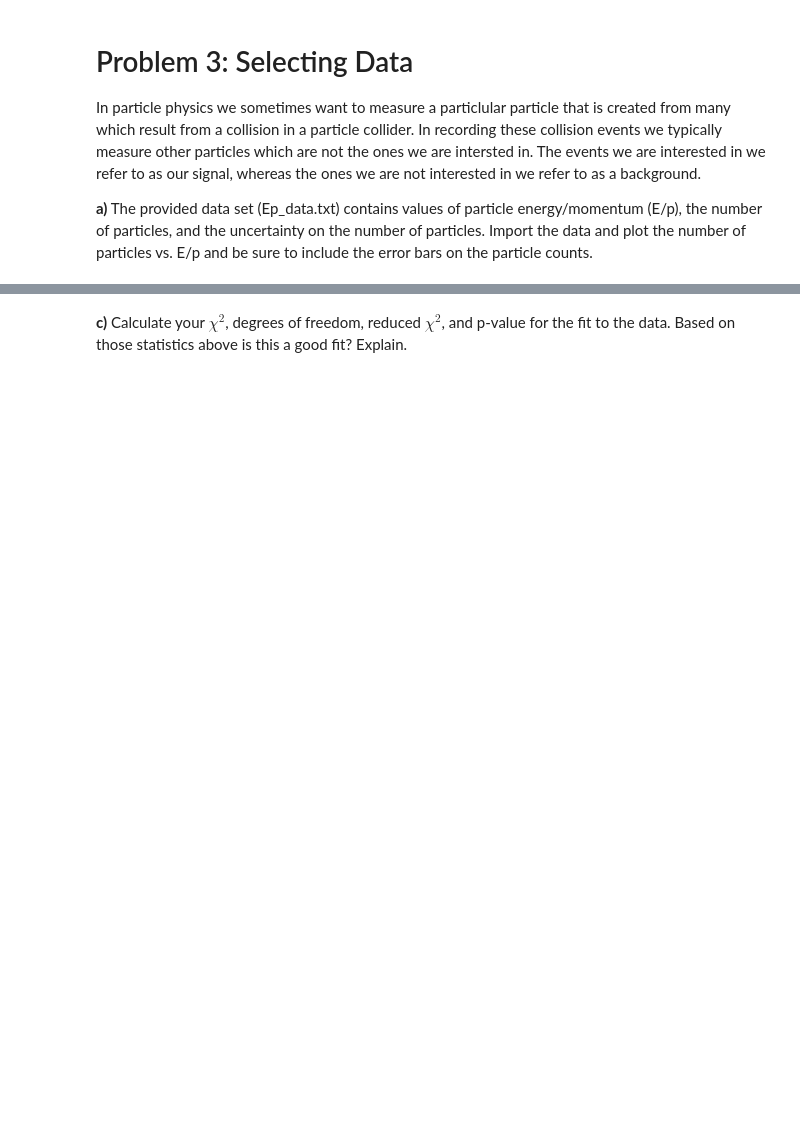
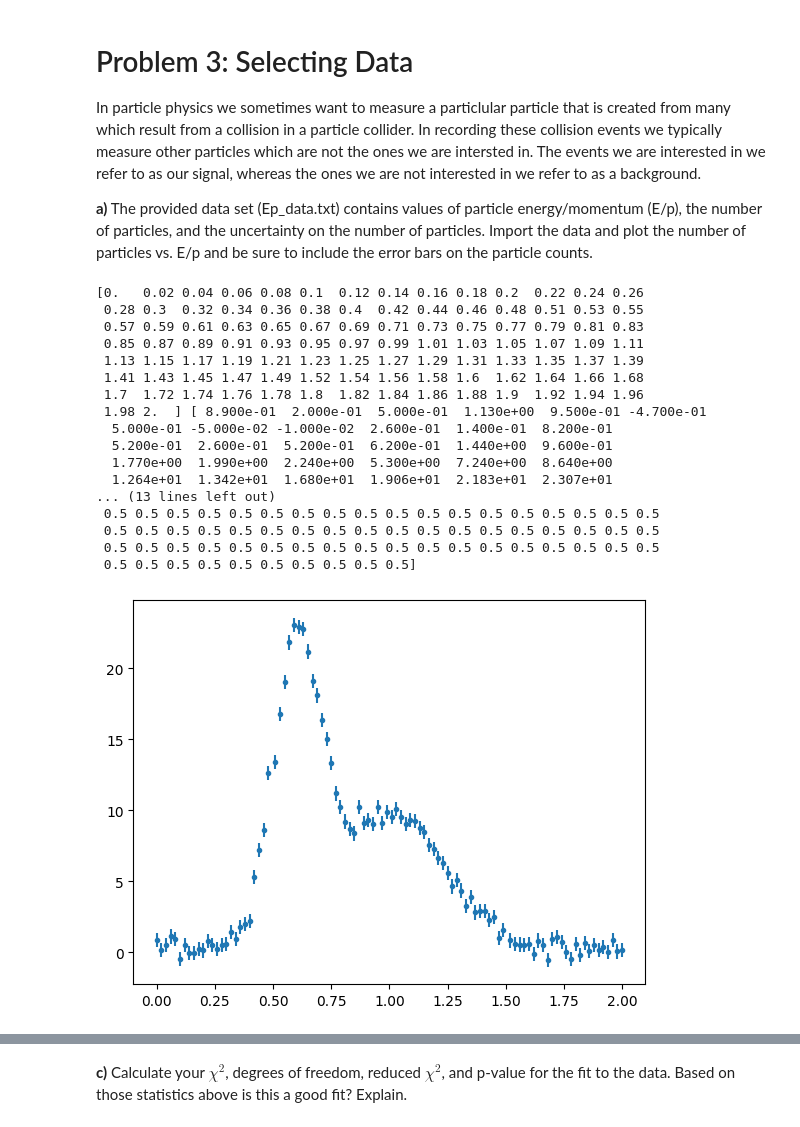
Before and after one commit to Tsclonetrooper/Phys-3511-Fall24, a Jupyter notebook: Module05/Assignment/Assignment05.ipynb, the cells around one changed output, grey strips where cells are left out. Saved outputs shown, nothing was run; the diff lists cells and outputs as text; code cells hidden in the pictures; blank space fills up the shorter version.

```diff
--- a/Module05/Assignment/Assignment05.ipynb
+++ b/Module05/Assignment/Assignment05.ipynb
@@ -151,6 +266,37 @@ How does your $p_0$ value compare to the weighted mean you calculated earlier in
 In particle physics we sometimes want to measure a particlular particle that is created from many which result from a collision in a particle collider. In recording these collision events we typically measure other particles which are not the ones we are intersted in. The events we are interested in we refer to as our signal, whereas the ones we are not interested in we refer to as a background.
 
 **a)** The provided data set (Ep_data.txt) contains values of particle energy/momentum (E/p), the number of particles, and the uncertainty on the number of particles. Import the data and plot the number of particles vs. E/p and be sure to include the error bars on the particle counts.
+# %%
+
+
+Ep, N, N_error = np.loadtxt('data/Ep_data.txt', unpack=True)
+print(Ep, N, N_error)
+
+
+fig = plt.figure()
+axes = fig.add_axes([0.15,0.1,0.8,0.8])
+
+axes.errorbar(Ep, N, yerr = N_error, fmt='.')
+print()
+# %% [output]
+[0.   0.02 0.04 0.06 0.08 0.1  0.12 0.14 0.16 0.18 0.2  0.22 0.24 0.26
+ 0.28 0.3  0.32 0.34 0.36 0.38 0.4  0.42 0.44 0.46 0.48 0.51 0.53 0.55
+ 0.57 0.59 0.61 0.63 0.65 0.67 0.69 0.71 0.73 0.75 0.77 0.79 0.81 0.83
+ 0.85 0.87 0.89 0.91 0.93 0.95 0.97 0.99 1.01 1.03 1.05 1.07 1.09 1.11
+ 1.13 1.15 1.17 1.19 1.21 1.23 1.25 1.27 1.29 1.31 1.33 1.35 1.37 1.39
+ 1.41 1.43 1.45 1.47 1.49 1.52 1.54 1.56 1.58 1.6  1.62 1.64 1.66 1.68
+ 1.7  1.72 1.74 1.76 1.78 1.8  1.82 1.84 1.86 1.88 1.9  1.92 1.94 1.96
+ 1.98 2.  ] [ 8.900e-01  2.000e-01  5.000e-01  1.130e+00  9.500e-01 -4.700e-01
+  5.000e-01 -5.000e-02 -1.000e-02  2.600e-01  1.400e-01  8.200e-01
+  5.200e-01  2.600e-01  5.200e-01  6.200e-01  1.440e+00  9.600e-01
+  1.770e+00  1.990e+00  2.240e+00  5.300e+00  7.240e+00  8.640e+00
+  1.264e+01  1.342e+01  1.680e+01  1.906e+01  2.183e+01  2.307e+01
+... (13 lines left out)
+ 0.5 0.5 0.5 0.5 0.5 0.5 0.5 0.5 0.5 0.5 0.5 0.5 0.5 0.5 0.5 0.5 0.5 0.5
+ 0.5 0.5 0.5 0.5 0.5 0.5 0.5 0.5 0.5 0.5 0.5 0.5 0.5 0.5 0.5 0.5 0.5 0.5
+ 0.5 0.5 0.5 0.5 0.5 0.5 0.5 0.5 0.5 0.5 0.5 0.5 0.5 0.5 0.5 0.5 0.5 0.5
+ 0.5 0.5 0.5 0.5 0.5 0.5 0.5 0.5 0.5 0.5]
+[figure, added]
 # %% [markdown]
 **b)** You should notice that there appear to be two clear distributions here. One which seems to be centered E/p = 0.6 and another around E/p = 1. The population at the lower E/p represent pions, whereas the population around E/p = 1 are electrons. For this exersice we will treat the pions as a background and the electrons as our signal. We will model each particle type to have a Gaussian distribution. Define two python functions, one that returns a value computed from a Gaussian functions, and another python function that returns a value computed from the sum of two Gaussian functions. Then make a fit to the data using the sum of two Gaussian functions. Each of your Gaussian functions can take the form of:
 
```
Also changed, not shown: parts of 15 cells of this notebook, 1 other file.
